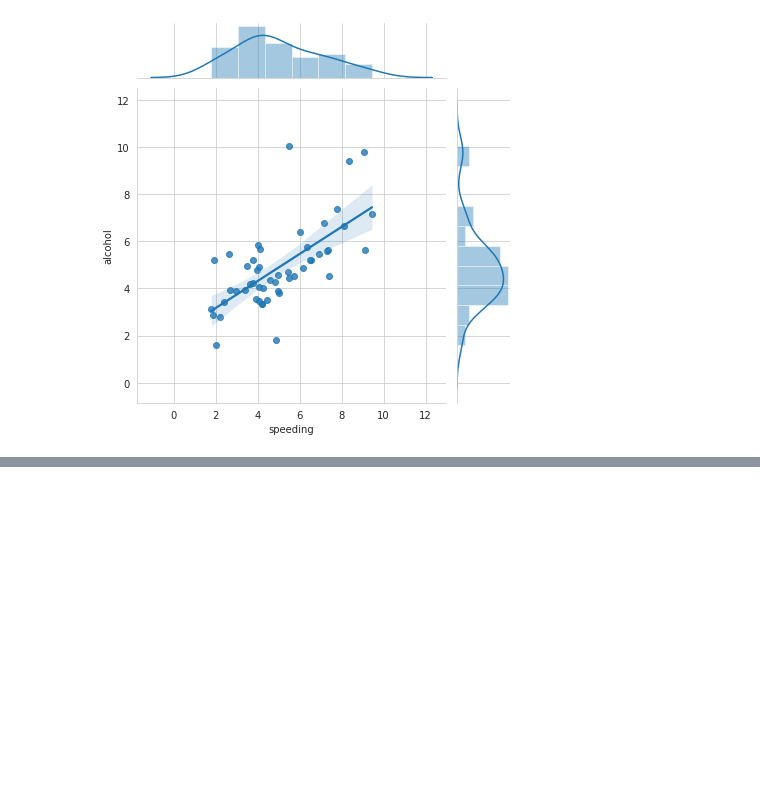
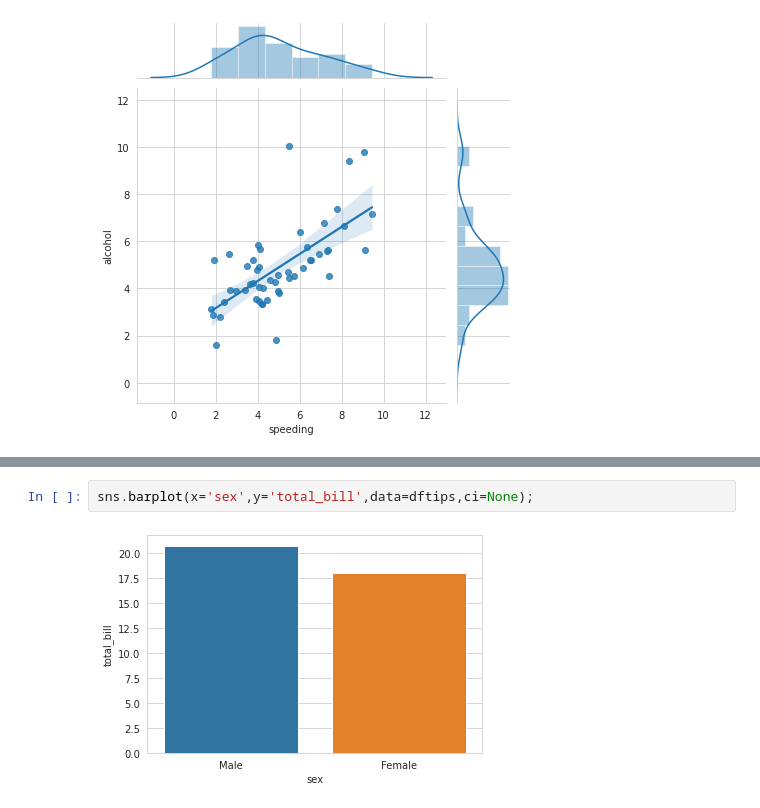
Before and after one commit to iamarjunsk/ML-Al, a Jupyter notebook: numpy and panda/Data Visualization.ipynb, the cells around one changed output, grey strips where cells are left out. Drawn from its saved outputs; the diff is of its cells as text; blank space fills up the shorter version.

```diff
--- a/numpy and panda/Data Visualization.ipynb
+++ b/numpy and panda/Data Visualization.ipynb
@@ -500,0 +533,4 @@ sns.jointplot(x='speeding', y='alcohol',data=dfcrash,kind='reg')
+# %%
+sns.barplot(x='sex',y='total_bill',data=dftips,ci=None);
+# %% [output]
+[figure, added]
```
Also changed, not shown: parts of 35 cells of this notebook, 3 other files.
